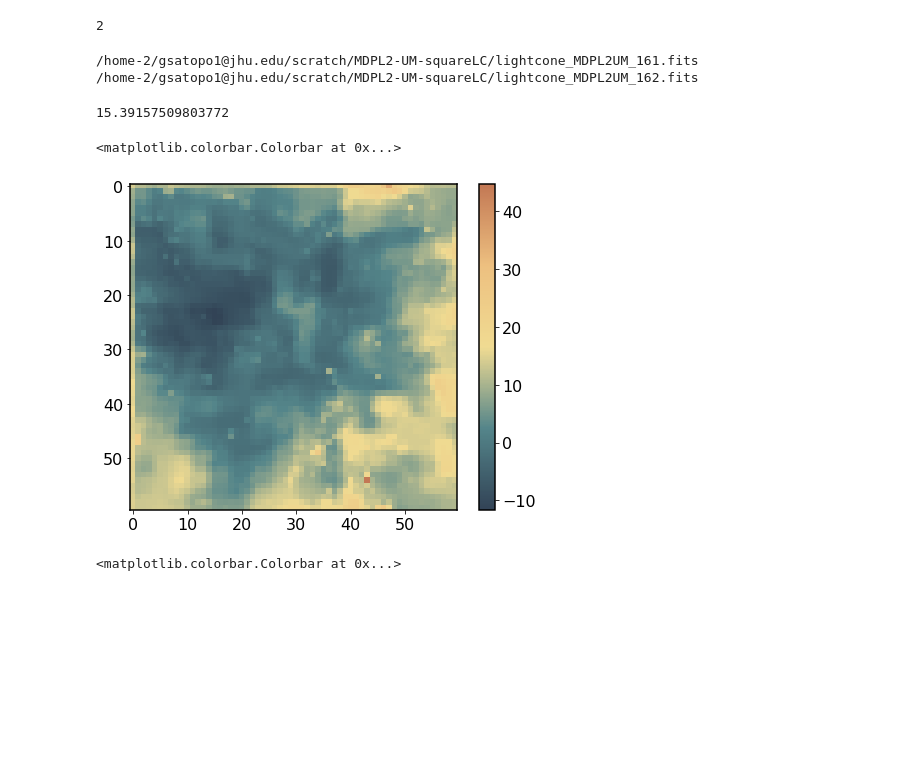
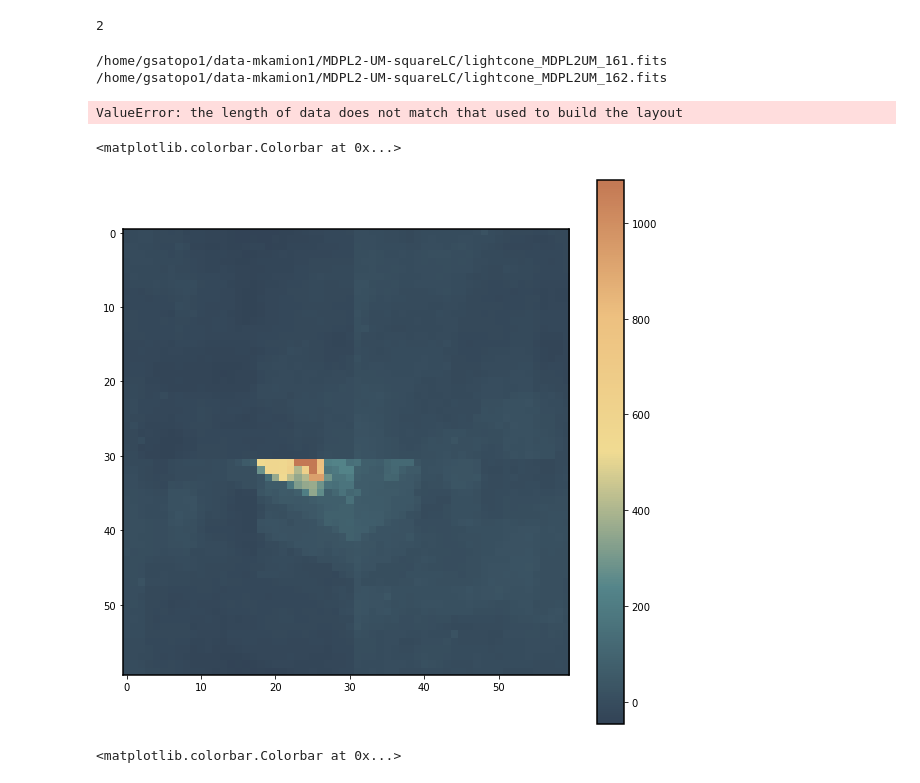
Before and after one commit to kokron/skyLine, a Jupyter notebook: notebooks/Galactic Foregrounds.ipynb, the cells around one changed output. Cells and saved outputs as stored; diff of their text form; code cells hidden in the pictures; blank space fills up the shorter version.

Commit message:
added pre-computed foreground maps

```diff
--- a/notebooks/Galactic Foregrounds.ipynb
+++ b/notebooks/Galactic Foregrounds.ipynb
@@ -361,6 +361,8 @@ import pysm3
 import healpy as hp
 import time
 
+LC_path='/home/gsatopo1/data-mkamion1/MDPL2-UM-squareLC/'
+
 grey='#324356'
 turquoise='#54858a'
 yellow='#f0db92'
@@ -386,17 +388,19 @@ def LC_params():
     Nchan=int(np.round((delta_nuObs/(dnu)).decompose()))
     print(Nchan)
 
-    foreground_path='/home-2/gsatopo1@jhu.edu/scratch/gal-foreground-maps/'
+    foreground_path='/home/gsatopo1/data-mkamion1/gal-foreground-maps/'
     foreground_files=[foreground_path+'foreground_CO_'+str(i)+'.fits' for i in range(Nchan)]
 
-    model_params=dict(halo_lightcone_dir='/home-2/gsatopo1@jhu.edu/scratch/MDPL2-UM-squareLC/',
+    model_params=dict(halo_lightcone_dir=LC_path,
                       lines=dict(CO_J10=True), target_line = 'CO_J10',
                       models=dict(CO_J10=dict(model_name='CO_Li16',
                                           model_pars={'alpha':1.37,'beta':-1.74,'delta_mf':1,'sigma_L':0.3})),
                       do_external_SFR = False, external_SFR = '',
-                      do_inner_cut=True,
+                      angular_supersample=1,
+                      spectral_supersample=1,
+                      resampler='nearest',
+                      cube_mode='flat_sky',
                       SFR_pars=dict(),
-                      supersample=1,
                       Nmu=20,
                       dk=0.02*u.Mpc**-1,
                       do_intensity=False,
@@ -436,15 +440,16 @@ CO_map=LC_CO.obs_3d_map
 end = time.time()
 print(end - start)
 # %% [output]
-/home-2/gsatopo1@jhu.edu/scratch/MDPL2-UM-squareLC/lightcone_MDPL2UM_161.fits
-/home-2/gsatopo1@jhu.edu/scratch/MDPL2-UM-squareLC/lightcone_MDPL2UM_162.fits
+/home/gsatopo1/data-mkamion1/MDPL2-UM-squareLC/lightcone_MDPL2UM_161.fits
+/home/gsatopo1/data-mkamion1/MDPL2-UM-squareLC/lightcone_MDPL2UM_162.fits
-15.39157509803772
+ValueError: the length of data does not match that used to build the layout
 # %%
+plt.figure(figsize=(10,10))
 plt.imshow(CO_map[0], cmap=cmap)
 plt.colorbar()
 # %% [output]
 <matplotlib.colorbar.Colorbar at 0x...>
-[figure, old version]
+[figure, new version]
 # %%
 plt.imshow(gal_cart, cmap=cmap)
 plt.colorbar()
```
Also changed, not shown: 3 other files.
